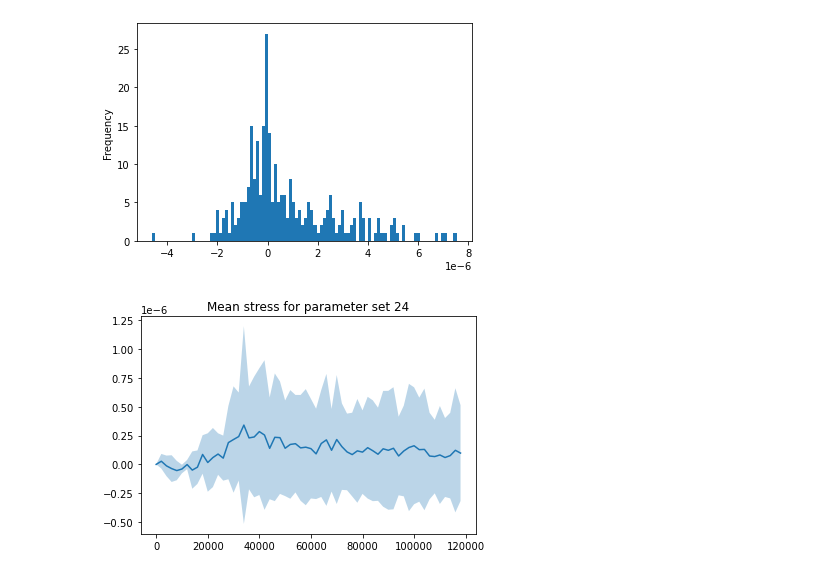
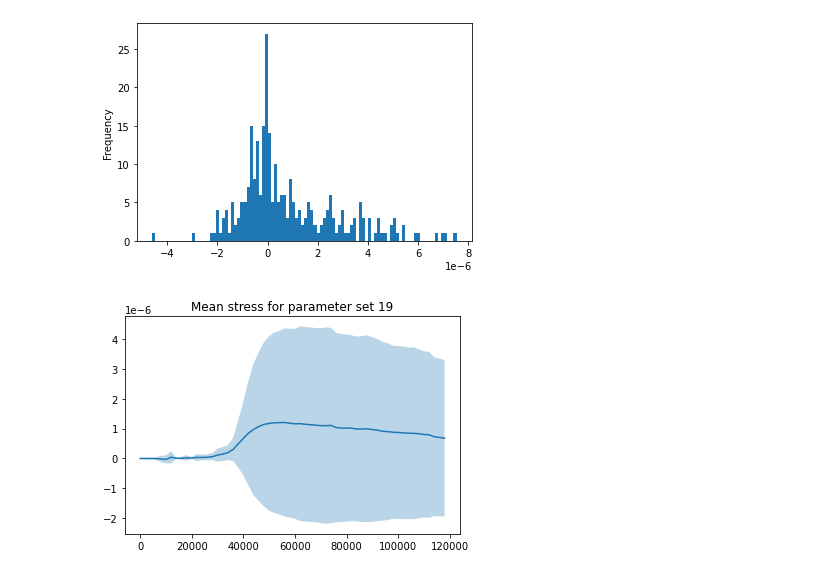
Before and after one commit to TheCMMC/biocellion-tools, a Jupyter notebook: biocellion_output_plotting.ipynb, the cells around one changed output. Cells and saved outputs as stored; diff of their text form; code cells hidden in the pictures.

Commit message:
fixed the average cell stress plots and added plot comparison function

```diff
--- a/biocellion_output_plotting.ipynb
+++ b/biocellion_output_plotting.ipynb
@@ -24,8 +24,10 @@ FIG_FOLDER = Path("./figures")
 # %%
 ABM_ONLY_DATA_FOLDER = DATA_FOLDER / "PLOSone_ABM-only-microcarrier"
 ABM_ONLY_MODEL_FOLDER = MODEL_FOLDER / "ABM-only-microcarriers"
+ABM_ONLY_PAR_FILENAME = ABM_ONLY_MODEL_FOLDER / "Parameters-ABM-Only.csv"
 
 ABM_CFD_DATA_FOLDER = DATA_FOLDER / "PLOSone_ABM-CFD-microcarrier"
 ABM_CFD_MODEL_FOLDER = MODEL_FOLDER / "ABM-microcarriers"
+ABM_CFD_PAR_FILENAME = ABM_CFD_MODEL_FOLDER / "Parameters-ABM-CFD.csv"
 # %%
 COLOR_DICT={'live': '#1f77b4', 'attached': '#2ca02c', 'dead': '#ff7f0e', 'removed': '#d62728'}
@@ -113,2 +123,5 @@ par_df = read_parameter_file(par_filename)
+# %%
+par_df = read_parameter_file(ABM_CFD_PAR_FILENAME)
+# print(par_df)
 # %%
 cell_counts = read_summary_file(17, 8, ABM_CFD_DATA_FOLDER)
@@ -119,7 +129,5 @@ cell_counts.plot(color=color_dict)
 # %%
-for i in range(5,7):
+for i in range(5,5):
     fig, ax = plt.subplots(1,2,figsize=(20, 5))
     plot_trials(i, ABM_CFD_DATA_FOLDER, ax=ax[0], legend=False)
     plot_stats(i, ABM_CFD_DATA_FOLDER, ax=ax[1], legend=True)
-#     handles, labels = ax[1].get_legend_handles_labels()
-#     fig.legend(handles, labels, loc='upper left')
@@ -177,23 +182,45 @@ def plot_cells_hist(par_id, trial, key, step, model_folder):
     cell_df[key].plot.hist(bins=100)
     plt.savefig(FIG_FOLDER / f"cell_hist_{key}_{par_id}_{trial}_{step}.png")
 
-def plot_cells_stats(par_id, key, model_folder, trials=[1], time_range=range(0, 120000, 2000), ax=None):
+def plot_cells_stats(par_id, key, model_folder, trials=range(1,11), time_range=range(0, 120000, 2000), ax=None, par_box=False):
     if ax==None:
         fig, ax = plt.subplots()
+    df_step_dict = {step:pd.DataFrame() for step in time_range}
+
     for trial in trials:
         pvtp_folder = model_folder / "output" / f"output_parameter{par_id}_trial{trial}"
-        df_step_dict = read_pvtp_files(pvtp_folder, time_range)
-        means, stds = compute_cell_statistics(df_step_dict)
+        single_trial = read_pvtp_files(pvtp_folder, time_range)
+        for step in time_range:
+            df_step_dict[step] = pd.concat([df_step_dict[step], single_trial[step]], )
+
+    means, stds = compute_cell_statistics(df_step_dict)
     under_line     = (means-stds)[key]
     over_line      = (means+stds)[key]
     means[key].plot(ax=ax, label=key)
     ax.fill_between(stds.index, under_line, over_line, alpha=.3)
     ax.title.set_text(f"Mean {key} for parameter set {par_id}" )
+
+    if par_box:
+        par_df = read_parameter_file(ABM_CFD_PAR_FILENAME)
+        par_str = ""
+        props = dict(boxstyle='round', facecolor='wheat', alpha=0.5)
+        for par in par_df.columns:
+            par_str += f"{par}: {par_df.at[par_id, par]}\n"
+        ax.text(0.05, 0.95, par_str, transform=ax.transAxes, verticalalignment='top', bbox=props, size=8)
+
+def plot_cells_compare_rpms(par_ids, key, model_folder, trials=range(1,11), time_range=range(0, 120000, 2000), ylim=[None,None], par_box=False):
+    prows = math.ceil(len(par_ids)/2)
+    fig, axs = plt.subplots(prows, 2, figsize=(20, 5*prows), sharey="row")
+    axs=axs.flatten()
+    for i, par_id in enumerate(par_ids):
+        plot_cells_stats(par_id, key, model_folder, trials=trials, time_range=time_range, ax=axs[i], par_box=par_box)
+        axs[i].set_ylim(ylim)
+    plt.savefig(FIG_FOLDER / f"compare_{key}_{par_ids[0]}-{par_ids[-1]}.png")
 # %%
 plot_cells_hist(6, 5, "stress", 100000, ABM_CFD_MODEL_FOLDER)
 # %% [output]
 [figure]
 # %%
-plot_cells_stats(24, "stress", ABM_CFD_MODEL_FOLDER)
+plot_cells_stats(19, "stress", ABM_CFD_MODEL_FOLDER)
 # %% [output]
-[figure, old version]
+[figure, new version]
```
Also changed, not shown: parts of 7 cells of this notebook.
